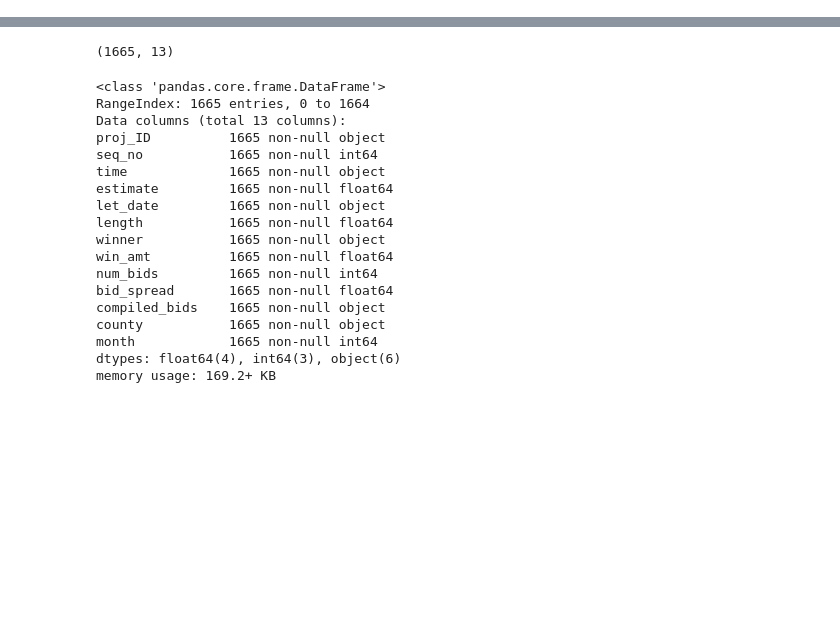
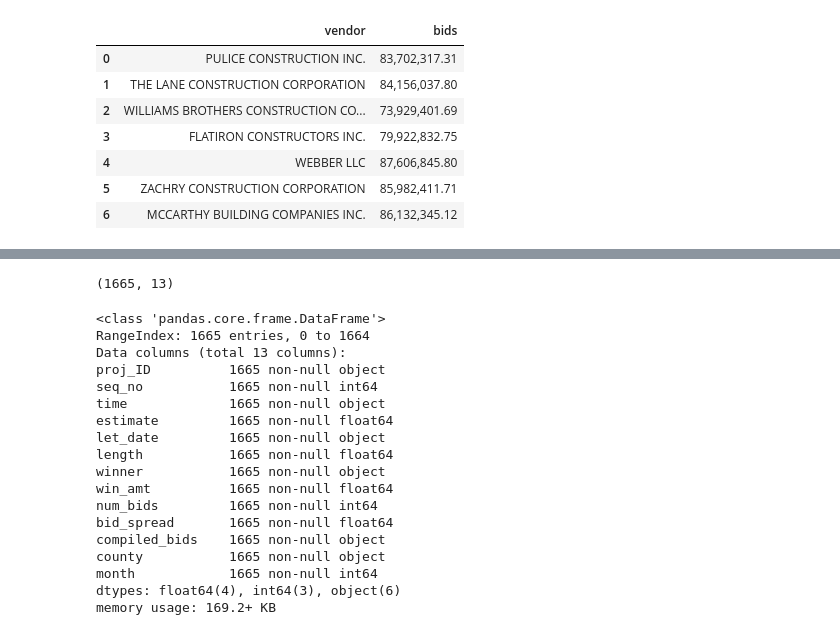
Before and after one commit to ruchigarg-DS/texas-bid-prediction, a Jupyter notebook: EDA.ipynb, the cells around one changed output, grey strips where cells are left out. Cells and saved outputs as stored; diff of their text form; code cells hidden in the pictures; blank space fills up the shorter version.

```diff
--- a/EDA.ipynb
+++ b/EDA.ipynb
@@ -16,0 +52,5 @@ bidsData.head(2)
+# %%
+bid = lambda x: [(each.split("|")[0] , each.split("|")[1]) for each in (x.split(";"))]
+# %%
+bidsdf = bidsData['compiled_bids'].apply(bid)
+bidsdf
@@ -16,0 +75,12 @@ bidsData.head(2)
+# %%
+newbidsDF = pd.DataFrame(bidsdf[0], columns=['vendor', 'bids'])
+newbidsDF
+# %% [output]
+|  | vendor | bids |
+| 0 | PULICE CONSTRUCTION INC. | 83,702,317.31 |
+| 1 | THE LANE CONSTRUCTION CORPORATION | 84,156,037.80 |
+| 2 | WILLIAMS BROTHERS CONSTRUCTION CO... | 73,929,401.69 |
+| 3 | FLATIRON CONSTRUCTORS INC. | 79,922,832.75 |
+| 4 | WEBBER LLC | 87,606,845.80 |
+| 5 | ZACHRY CONSTRUCTION CORPORATION | 85,982,411.71 |
+| 6 | MCCARTHY BUILDING COMPANIES INC. | 86,132,345.12 |
```
Also changed, not shown: parts of 10 cells of this notebook, 1 other file.
